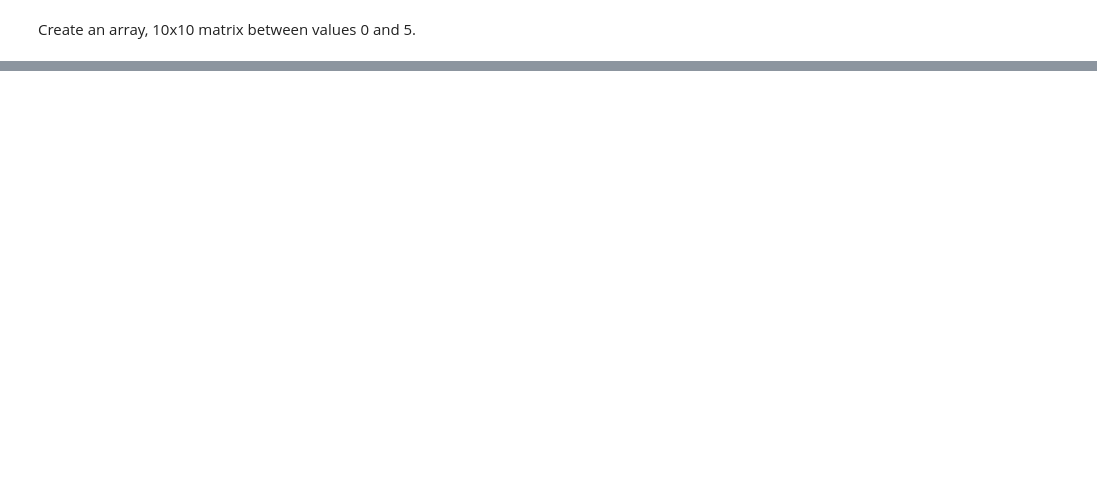
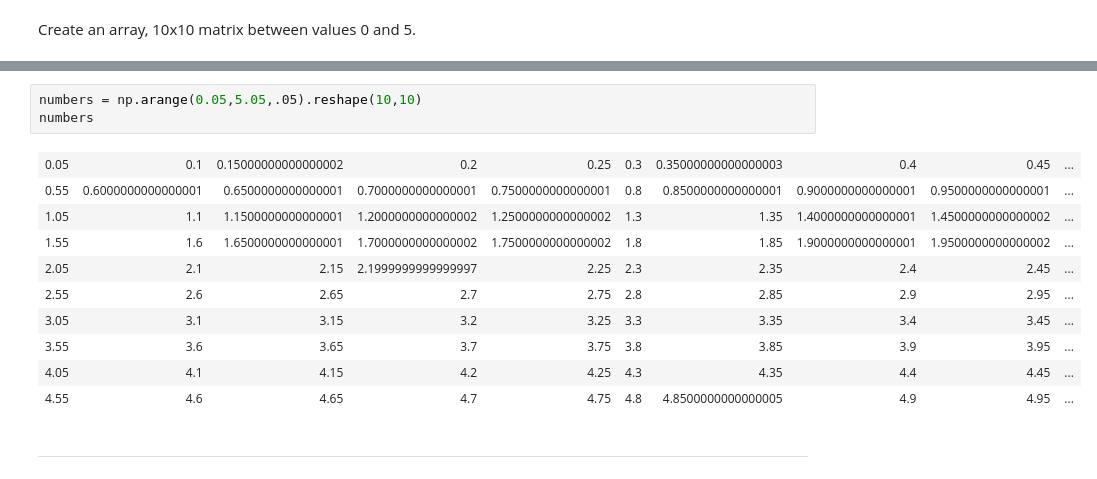
Before and after one commit to jehuhta/Intro_Data_Analytics_Huhta_Jeremy_Spring2025, a Jupyter notebook: Exercise_Set_1.ipynb, the cells around one changed output, grey strips where cells are left out. Saved outputs shown, nothing was run; the diff lists cells and outputs as text; blank space fills up the shorter version.

```diff
--- a/Exercise_Set_1.ipynb
+++ b/Exercise_Set_1.ipynb
@@ -371,0 +468,16 @@ array([[4, 3, 4, 2, 0, 3, 2, 5, 3, 0],
+# %%
+numbers = np.arange(0.05,5.05,.05).reshape(10,10)
+numbers
+# %% [output]
+| 0.05 | 0.1 | 0.15000000000000002 | 0.2 | 0.25 | 0.3 | 0.35000000000000003 | 0.4 | 0.45 | ... |
+| 0.55 | 0.6000000000000001 | 0.6500000000000001 | 0.7000000000000001 | 0.7500000000000001 | 0.8 | 0.8500000000000001 | 0.9000000000000001 | 0.9500000000000001 | ... |
+| 1.05 | 1.1 | 1.1500000000000001 | 1.2000000000000002 | 1.2500000000000002 | 1.3 | 1.35 | 1.4000000000000001 | 1.4500000000000002 | ... |
+| 1.55 | 1.6 | 1.6500000000000001 | 1.7000000000000002 | 1.7500000000000002 | 1.8 | 1.85 | 1.9000000000000001 | 1.9500000000000002 | ... |
+| 2.05 | 2.1 | 2.15 | 2.1999999999999997 | 2.25 | 2.3 | 2.35 | 2.4 | 2.45 | ... |
+| 2.55 | 2.6 | 2.65 | 2.7 | 2.75 | 2.8 | 2.85 | 2.9 | 2.95 | ... |
+| 3.05 | 3.1 | 3.15 | 3.2 | 3.25 | 3.3 | 3.35 | 3.4 | 3.45 | ... |
+| 3.55 | 3.6 | 3.65 | 3.7 | 3.75 | 3.8 | 3.85 | 3.9 | 3.95 | ... |
+| 4.05 | 4.1 | 4.15 | 4.2 | 4.25 | 4.3 | 4.35 | 4.4 | 4.45 | ... |
+| 4.55 | 4.6 | 4.65 | 4.7 | 4.75 | 4.8 | 4.8500000000000005 | 4.9 | 4.95 | ... |
+# %% [markdown]
+---
```
Also changed, not shown: parts of 58 cells of this notebook.
